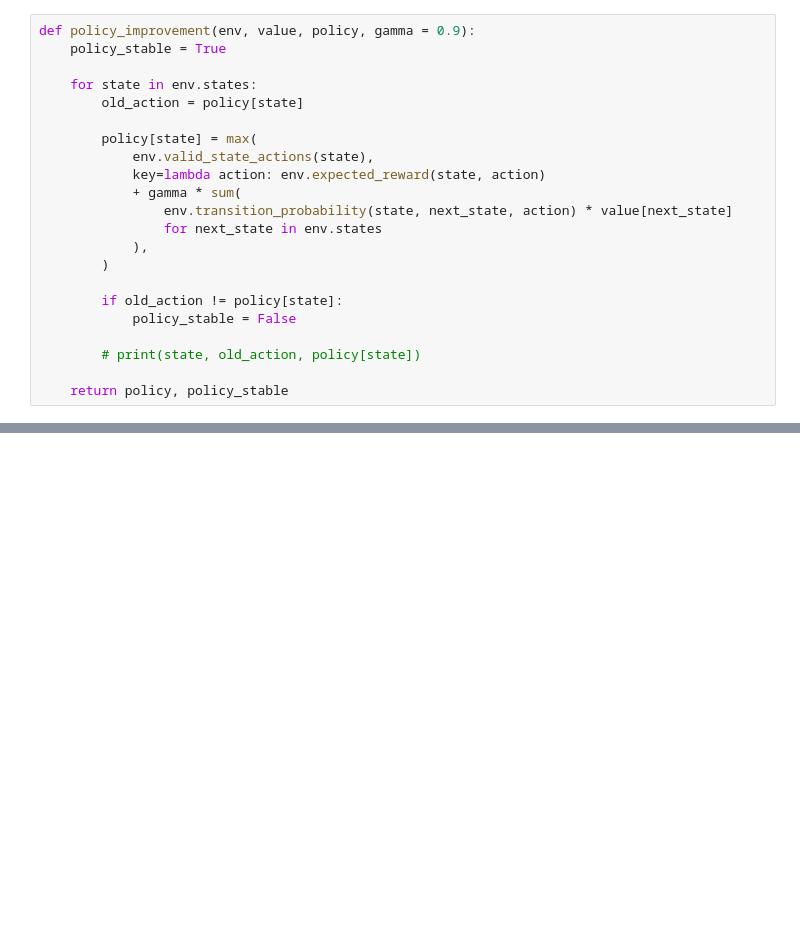
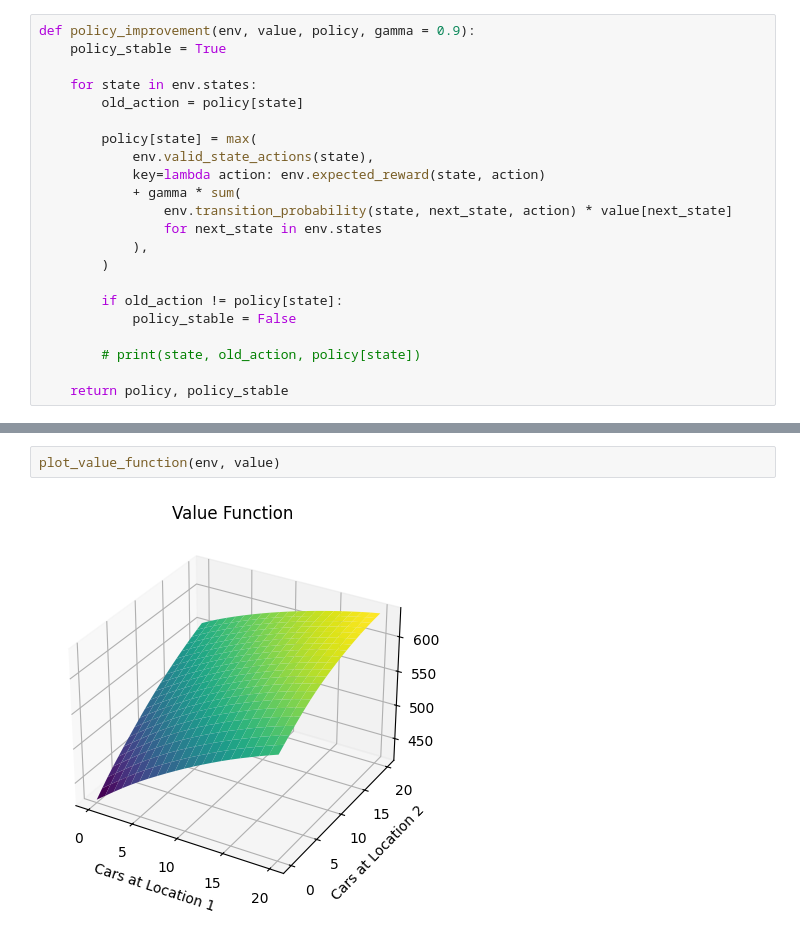
Before and after one commit to Kamil2601/reinforcement-learning-an-introduction-solutions, a Jupyter notebook: chapter_4/excercise_4-7.ipynb, the cells around one changed output, grey strips where cells are left out. Drawn from its saved outputs; the diff is of its cells as text; blank space fills up the shorter version.

```diff
--- a/chapter_4/excercise_4-7.ipynb
+++ b/chapter_4/excercise_4-7.ipynb
@@ -253,0 +306,4 @@ for policy in policy_history:
+# %%
+plot_value_function(env, value)
+# %% [output]
+[figure, added]
```
Also changed, not shown: parts of 18 cells of this notebook.
